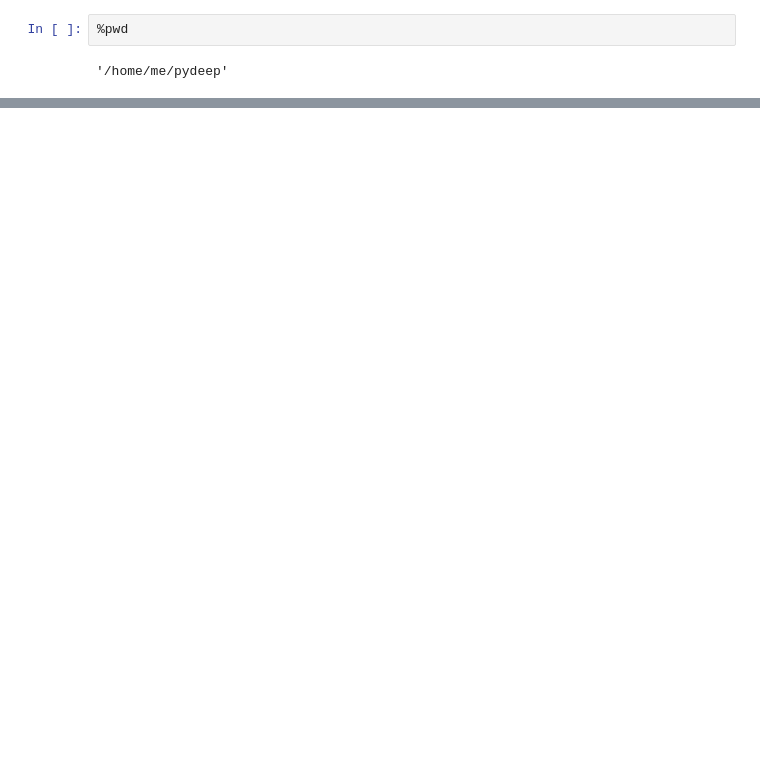
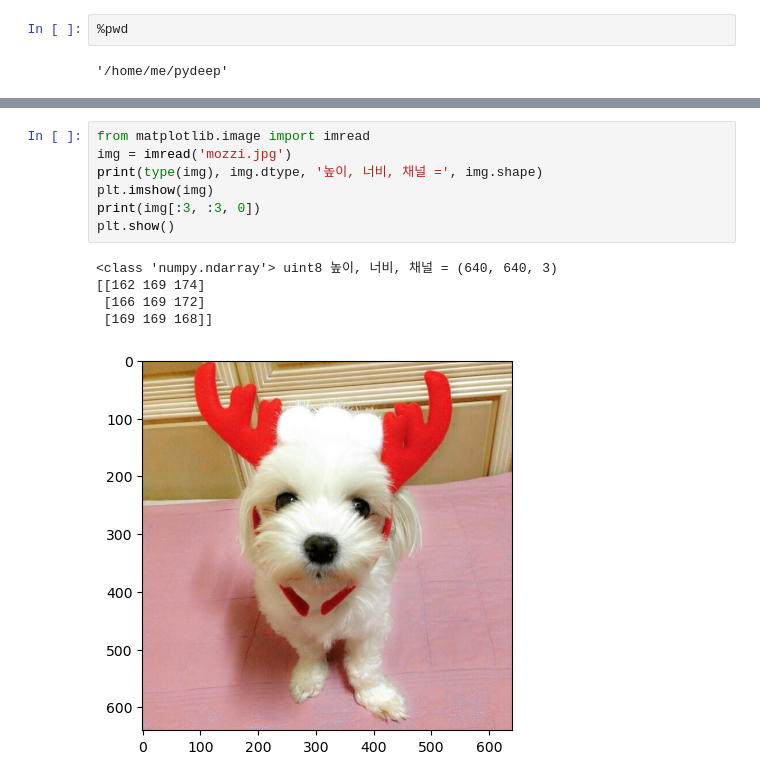
Before and after one commit to rebirther00/pydeep_multicam, a Jupyter notebook: Day1.ipynb, the cells around one changed output, grey strips where cells are left out. Cells and saved outputs as stored; diff of their text form; blank space fills up the shorter version.

```diff
--- a/Day1.ipynb
+++ b/Day1.ipynb
@@ -38,0 +103,13 @@ AssertionError: 같지 않음
+# %%
+from matplotlib.image import imread
+img = imread('mozzi.jpg')
+print(type(img), img.dtype, '높이, 너비, 채널 =', img.shape)
+plt.imshow(img)
+print(img[:3, :3, 0])
+plt.show()
+# %% [output]
+<class 'numpy.ndarray'> uint8 높이, 너비, 채널 = (640, 640, 3)
+[[162 169 174]
+ [166 169 172]
+ [169 169 168]]
+[figure, added]
```
Also changed, not shown: parts of 12 cells of this notebook, 2 other files.
